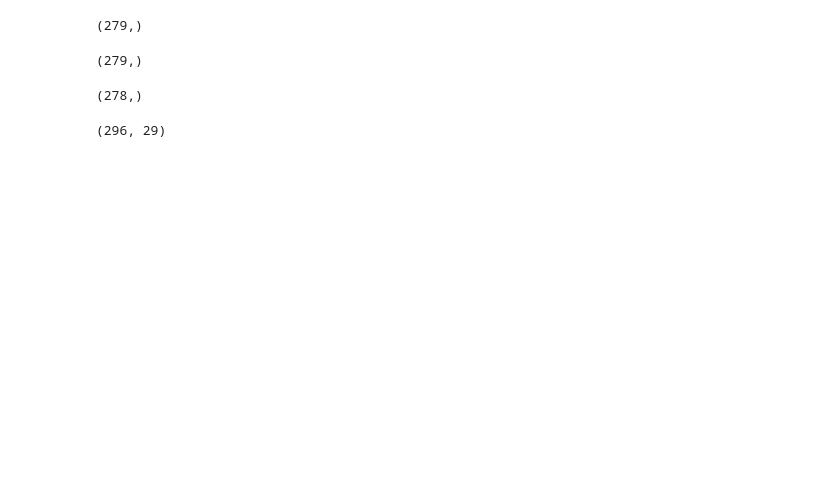
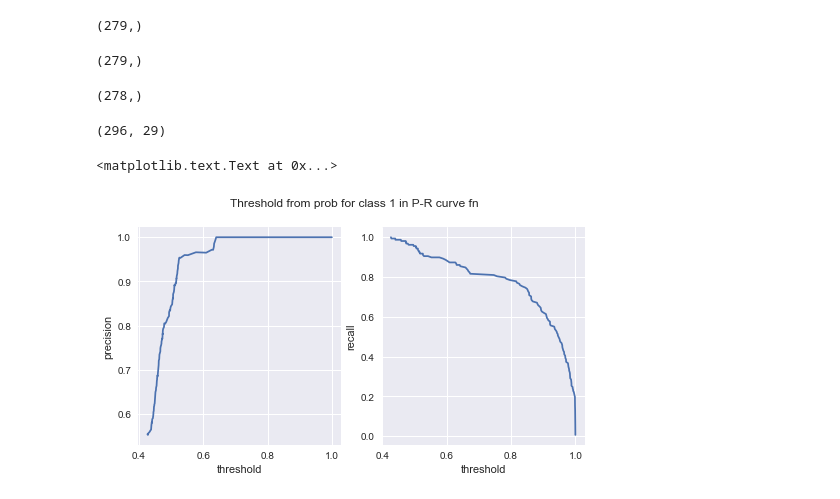
Before and after one commit to sushant2811/CreditCardFraudDetection, a Jupyter notebook: CreditCardFraudDetection.ipynb, the cells around one changed output. Saved outputs shown, nothing was run; the diff lists cells and outputs as text; code cells hidden in the pictures; blank space fills up the shorter version.

Commit message:
Looking at precision and recall as fn of threshold in 3 different ways

```diff
--- a/CreditCardFraudDetection.ipynb
+++ b/CreditCardFraudDetection.ipynb
@@ -1010,3 +984,17 @@ thresh.shape
 testUnderSampleX.shape
 # %% [output]
 (296, 29)
+# %%
+plt.figure(figsize = (8,4))
+plt.subplot(1, 2, 1)
+plt.plot(thresh2, pr2[0:len(pr2)-1])
+plt.xlabel('threshold')
+plt.ylabel('precision')
+plt.subplot(1, 2, 2)
+plt.plot(thresh2, recall2[0:len(recall2)-1])
+plt.xlabel('threshold')
+plt.ylabel('recall')
+plt.suptitle('Threshold from prob for class 1 in P-R curve fn')
+# %% [output]
+<matplotlib.text.Text at 0x...>
+[figure, added]
```
Also changed, not shown: parts of 9 cells of this notebook.
